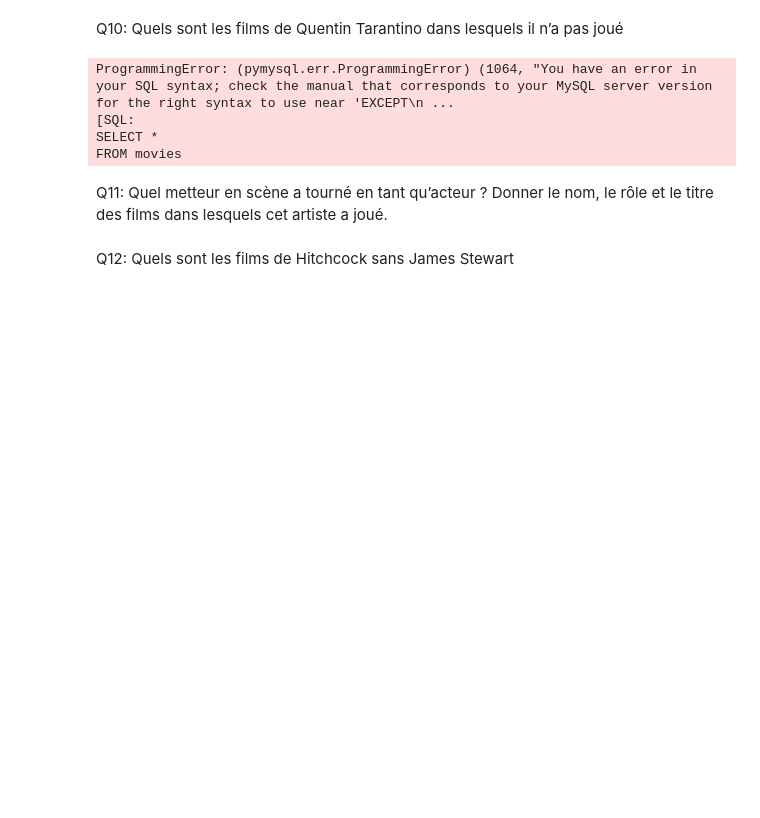
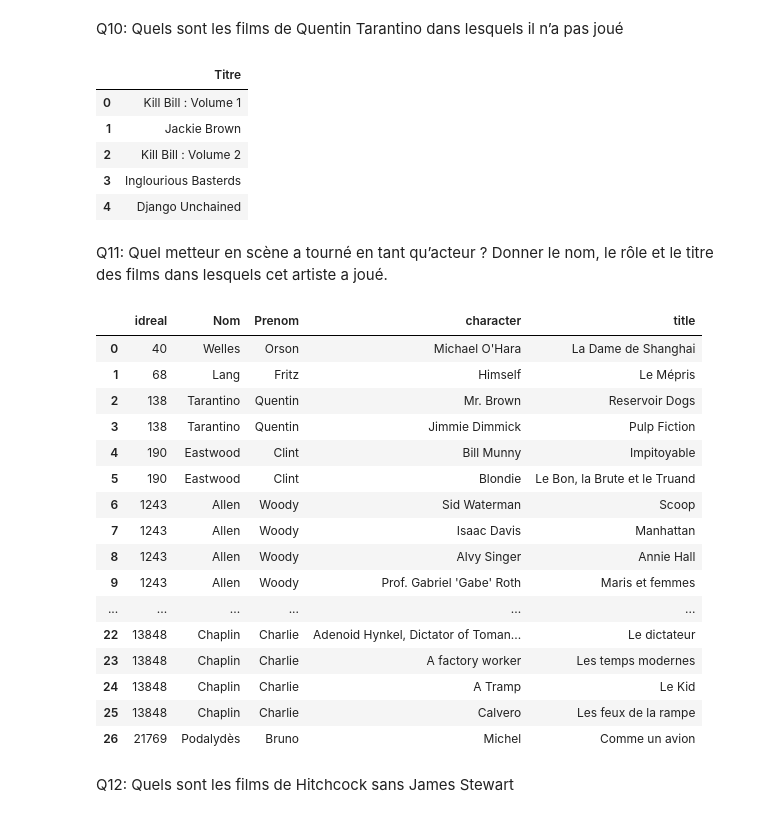
Before and after one commit to yoannlv/Movies-3, a Jupyter notebook: movies-3.ipynb, the cells around one changed output. Cells and saved outputs as stored; diff of their text form; code cells hidden in the pictures; blank space fills up the shorter version.

```diff
--- a/movies-3.ipynb
+++ b/movies-3.ipynb
@@ -338,27 +337,59 @@ results9
 Q10: Quels sont les films de Quentin Tarantino dans lesquels il n’a pas joué
 # %%
 sql_query_10 = """
-SELECT *
+SELECT title AS Titre
 FROM movies
 INNER JOIN artists ON movies.directorId = artists.id
-WHERE artists.lastname = "Tarantino"
-EXCEPT
-SELECT *
-FROM roles
-INNER JOIN movies ON roles.movieId = movies.id
-INNER JOIN artists ON roles.actorId = artists.id
-WHERE artists.lastname = "Tarantino"
+WHERE firstname = "Quentin" AND lastname = "Tarantino"
+AND directorId NOT IN (
+    SELECT actorId
+    FROM roles
+    WHERE movies.id=roles.movieId
+)
 """
 
 results10 = pd.read_sql_query(sql_query_10, engine)
 results10
 # %% [output]
-ProgrammingError: (pymysql.err.ProgrammingError) (1064, "You have an error in your SQL syntax; check the manual that corresponds to your MySQL server version for the right syntax to use near 'EXCEPT\n ...
-[SQL:
-SELECT *
-FROM movies
+|  | Titre |
+| 0 | Kill Bill : Volume 1 |
+| 1 | Jackie Brown |
+| 2 | Kill Bill : Volume 2 |
+| 3 | Inglourious Basterds |
+| 4 | Django Unchained |
 # %% [markdown]
 Q11: Quel metteur en scène a tourné en tant qu’acteur ? Donner le nom, le rôle et le titre des films dans lesquels cet artiste a joué.
+# %%
+sql_query_11 = """
+SELECT idreal, Nom, Prenom, `character`, title
+FROM (
+SELECT DISTINCT artists.id AS idreal, lastname AS Nom, firstname AS Prenom
+FROM artists
+INNER JOIN movies ON artists.id = movies.directorId ) AS listdir
+INNER JOIN roles ON listdir.idreal = roles.actorId
+INNER JOIN movies ON roles.movieId = movies.id
+"""
+
+results11 = pd.read_sql_query(sql_query_11, engine)
+results11
+# %% [output]
+|  | idreal | Nom | Prenom | character | title |
+| 0 | 40 | Welles | Orson | Michael O'Hara | La Dame de Shanghai |
+| 1 | 68 | Lang | Fritz | Himself | Le Mépris |
+| 2 | 138 | Tarantino | Quentin | Mr. Brown | Reservoir Dogs |
+| 3 | 138 | Tarantino | Quentin | Jimmie Dimmick | Pulp Fiction |
+| 4 | 190 | Eastwood | Clint | Bill Munny | Impitoyable |
+| 5 | 190 | Eastwood | Clint | Blondie | Le Bon, la Brute et le Truand |
+| 6 | 1243 | Allen | Woody | Sid Waterman | Scoop |
+| 7 | 1243 | Allen | Woody | Isaac Davis | Manhattan |
+| 8 | 1243 | Allen | Woody | Alvy Singer | Annie Hall |
+| 9 | 1243 | Allen | Woody | Prof. Gabriel 'Gabe' Roth | Maris et femmes |
+| ... | ... | ... | ... | ... | ... |
+| 22 | 13848 | Chaplin | Charlie | Adenoid Hynkel, Dictator of Toman... | Le dictateur |
+| 23 | 13848 | Chaplin | Charlie | A factory worker | Les temps modernes |
+| 24 | 13848 | Chaplin | Charlie | A Tramp | Le Kid |
+| 25 | 13848 | Chaplin | Charlie | Calvero | Les feux de la rampe |
+| 26 | 21769 | Podalydès | Bruno | Michel | Comme un avion |
 # %% [markdown]
 Q12: Quels sont les films de Hitchcock sans James Stewart
 # %%
```
Also changed, not shown: parts of 11 cells of this notebook.
